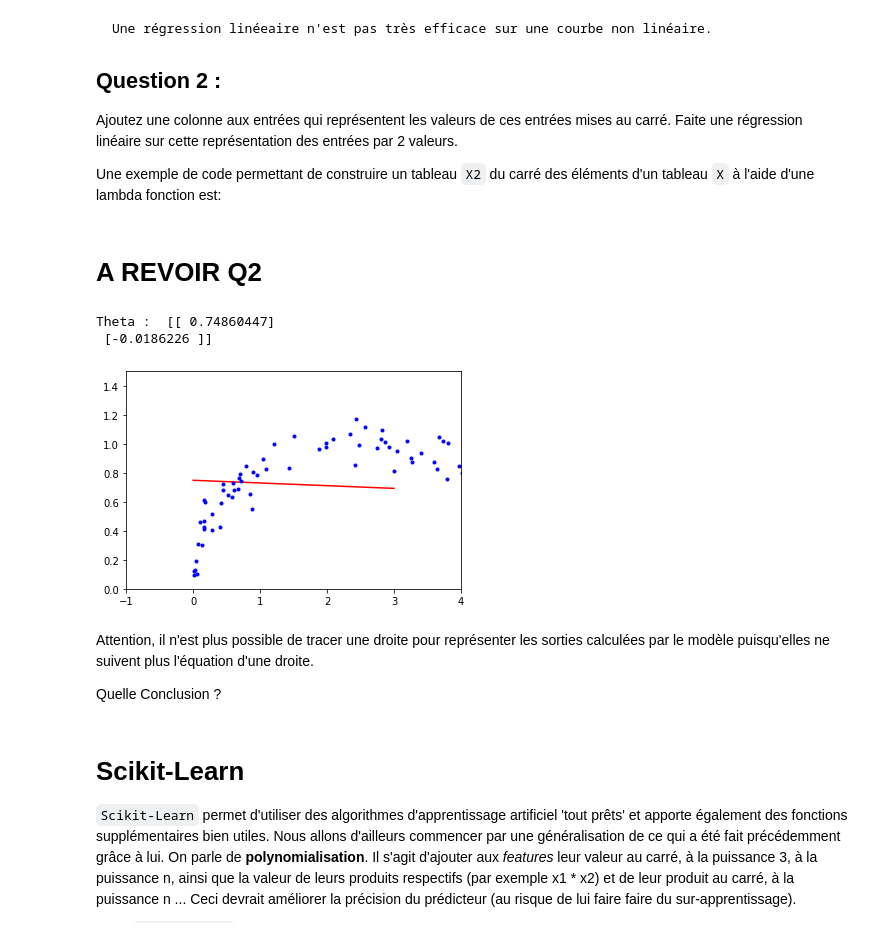
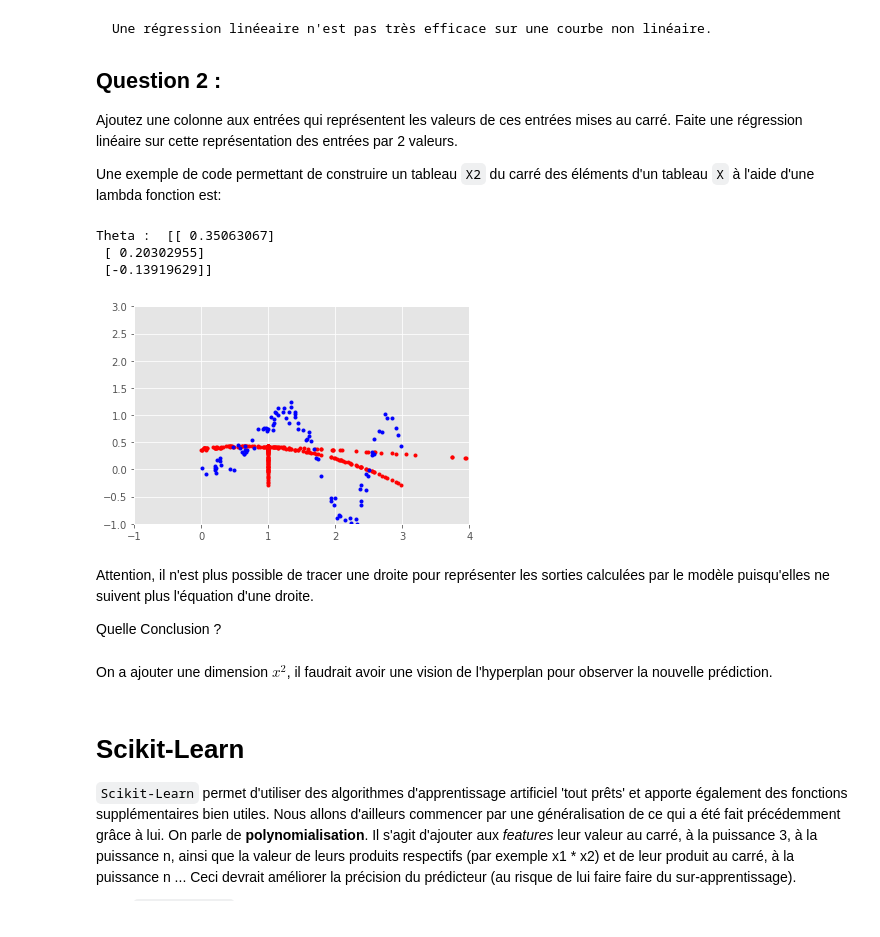
Before and after one commit to ThomasCochou/IML_sklearn_keras, a Jupyter notebook: MasterSIIATensorFlow.ipynb, the cells around one changed output. Cells and saved outputs as stored; diff of their text form; code cells hidden in the pictures.

```diff
--- a/MasterSIIATensorFlow.ipynb
+++ b/MasterSIIATensorFlow.ipynb
@@ -109,5 +109,3 @@ Tester le code précédent et observer les courbes correspondantes. Générez de
 Ajoutez une colonne aux entrées qui représentent les valeurs de ces entrées mises au carré. Faite une régression linéaire sur cette représentation des entrées par 2 valeurs.
 
 Une exemple de code permettant de construire un tableau `X2` du carré des éléments d'un tableau `X` à l'aide d'une lambda fonction est:
-# %% [markdown]
-# A REVOIR Q2
@@ -116,24 +112,33 @@ X2 = np.apply_along_axis(lambda x: (x*x), 0, X)
+# %%
+X = 3*np.random.rand(100,1)
+X2 = np.apply_along_axis(lambda x: (x*x), 0, X)
+
+
+y = np.sin(X2) + 0.1*np.random.randn(100,1)
 # %%
-X_b = np.c_[np.ones((nbDonnee,1)),X2] # Ajout de la constante '1' à chaque donnée pour calculer le biais theta0 (rappelons que l'équation d'une regression linéaire est y = theta0 + theta1*x1 + theta2*x2 + ... Ici on a juste une valeur par exemple (donc x1) et on ajoute le 1 pour calculer le theta0
+X_b = np.c_[np.ones((nbDonnee,1)),X] # Ajout de la constante '1' à chaque donnée pour calculer le biais theta0 (rappelons que l'équation d'une regression linéaire est y = theta0 + theta1*x1 + theta2*x2 + ... Ici on a juste une valeur par exemple (donc x1) et on ajoute le 1 pour calculer le theta0
+X_b = np.c_[X_b,X2]
+
 before = time.time() #permettra d'obtenir le temps de calcul de l'algorithme
 theta_best=np.linalg.inv(X_b.T.dot(X_b)).dot(X_b.T).dot(y) #  Numpy est doté de nombreux algorithmes d'algèbre linéaire. Ici, il permet de calculer l'inverse d'une matrice. (rappelons qu'il existe une solution analytique permettant de calculer le theta qui minimise la MSE et qui est [1/(Xt.X)].Xt.y
 print("Theta : ", theta_best)
-# Nous allons maintenant tracer la droite représentant le theta_best ainsi que les points utilisés pour l'apprendre
-X_new= np.array([[0],[3]]) # Choix de 2 valeurs de X
-X_new_b = np.c_[np.ones((2,1)),X_new] # On ajoute le '1' à chaque donnée
-y_predict = X_new_b.dot(theta_best) # on calcul le y à partir de theta_best
-plt.plot(X_new, y_predict, "r-") # On trace une droite rouge entre les 2 points prédits
-plt.plot(X2,y, "b.") #On trace un point bleu pour chaque point des données utilisées pour apprendre theta
-plt.axis([-1,4,0,1.5]) # On fixe les bornes de l'abscisse et de l'ordonnée du graphique
+
+y_predict = X_b.dot(theta_best) # on calcul le y à partir de theta_best
+plt.plot(X_b, y_predict, "r.") # On trace une droite rouge entre les 2 points prédits
+plt.plot(X,y, "b.") #On trace un point bleu pour chaque point des données utilisées pour apprendre theta
+plt.axis([-1,4,-1,3]) # On fixe les bornes de l'abscisse et de l'ordonnée du graphique
 plt.show() # On affiche la courbe
 # %% [output]
-Theta :  [[ 0.74860447]
- [-0.0186226 ]]
+Theta :  [[ 0.35063067]
+ [ 0.20302955]
+ [-0.13919629]]
-[figure, old version]
+[figure, new version]
 # %% [markdown]
 Attention, il n'est plus possible de tracer une droite pour représenter les sorties calculées par le modèle puisqu'elles ne suivent plus l'équation d'une droite.
 
 Quelle Conclusion ?
+# %% [markdown]
+On a ajouter une dimension $x^2$, il faudrait avoir une vision de l'hyperplan pour observer la nouvelle prédiction.
 # %% [markdown]
 # Scikit-Learn
 
```
Also changed, not shown: parts of 25 cells of this notebook, 27 other files.
